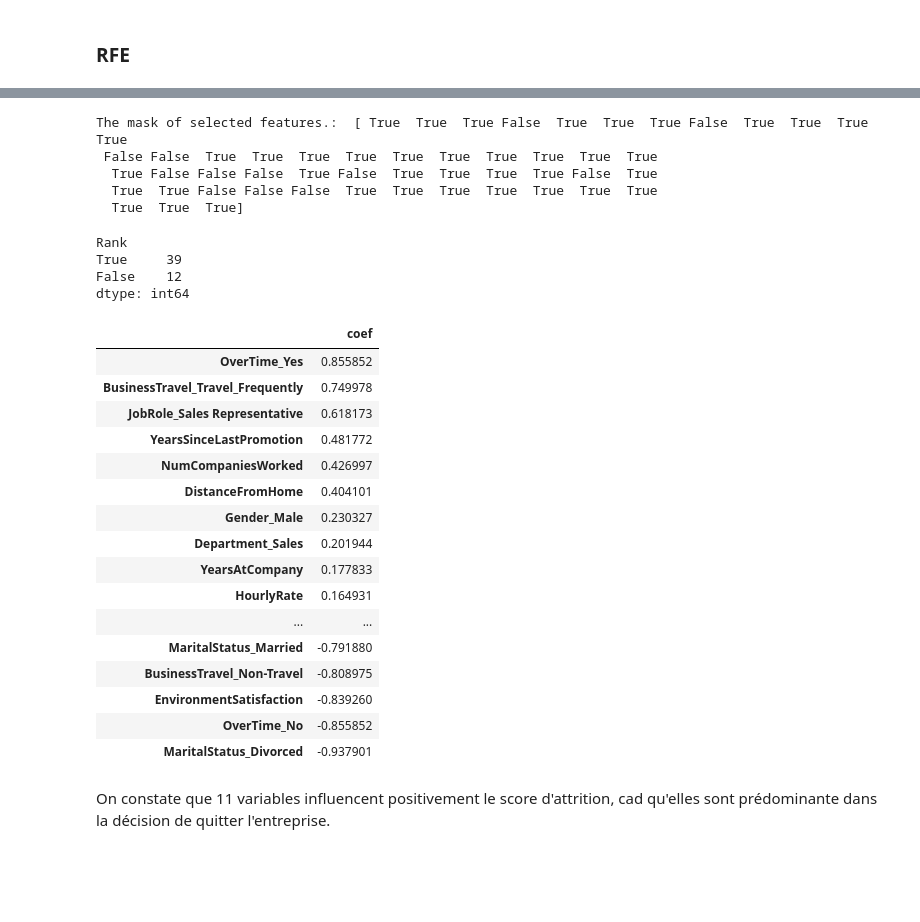
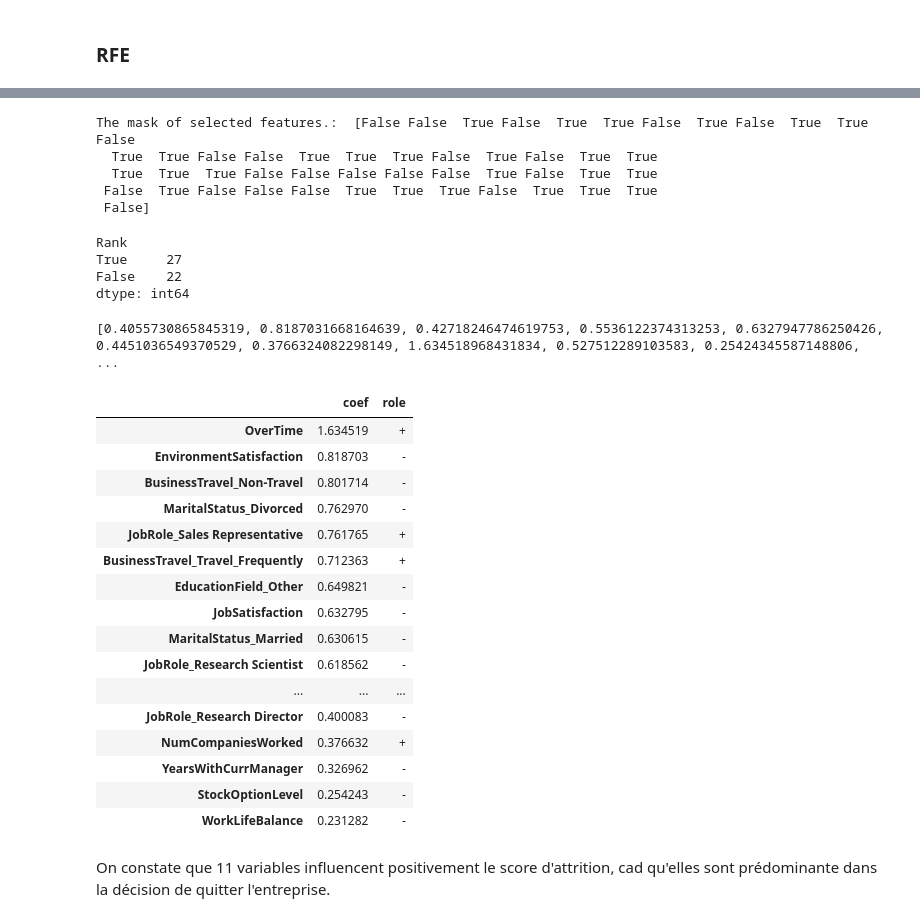
Before and after one commit to MrRachidK/Brief-10-Employees-Turnover, a Jupyter notebook: notebook/8 optimisation des variables.ipynb, the cells around one changed output, grey strips where cells are left out. Cells and saved outputs as stored; diff of their text form; code cells hidden in the pictures; blank space fills up the shorter version.

```diff
--- a/notebook/8 optimisation des variables.ipynb
+++ b/notebook/8 optimisation des variables.ipynb
@@ -92,0 +95,3 @@ il n'y a pas de valeurs categorielles aberrantes.
+# %%
+attrition_data["OverTime"] = attrition_data["OverTime"].map(dict(Yes=1, No=0))
+attrition_data["OverTime"].astype('int64')
@@ -92,0 +111,3 @@ il n'y a pas de valeurs categorielles aberrantes.
+# %%
+attrition_data["Gender"] = attrition_data["Gender"].map(dict(Male=1, Female=0))
+attrition_data["Gender"].astype('int64')
@@ -95,7 +129,7 @@ il n'y a pas de valeurs categorielles aberrantes.
 # %% [markdown]
 ### Encodage de nos variables catégorielles
 # %%
-cat_vars = ['BusinessTravel', 'Department', 'EducationField', 'Gender', 'JobRole', 'MaritalStatus', 'OverTime']
+cat_vars = ['BusinessTravel', 'Department', 'EducationField', 'JobRole', 'MaritalStatus']
 
 for var in cat_vars:
     cat_list='var'+'_'+var
@@ -296,48 +342,57 @@ print("The mask of selected features.: ",rfecv.support_)
 df =pd.DataFrame(rfecv.support_,index=columns_list,columns=['Rank'])
 df.value_counts()
 # %% [output]
-The mask of selected features.:  [ True  True  True False  True  True  True False  True  True  True  True
- False False  True  True  True  True  True  True  True  True  True  True
-  True False False False  True False  True  True  True  True False  True
-  True  True False False False  True  True  True  True  True  True  True
-  True  True  True]
+The mask of selected features.:  [False False  True False  True  True False  True False  True  True False
+  True  True False False  True  True  True False  True False  True  True
+  True  True  True False False False False False  True False  True  True
+ False  True False False False  True  True  True False  True  True  True
+ False]
 Rank
-True     39
-False    12
+True     27
+False    22
 dtype: int64
 # %%
 df = df[df['Rank']==True]
 rfecv_cols_to_keep = df.index
 # %%
 new_list = []
+new_list2 =[]
 arr = rfecv.estimator_.coef_.tolist()
 
 for i,x in enumerate(arr):
     for y in x:
-        new_list.append(y)
+        Y =abs(y)
+        new_list.append(Y)
+        if y >0 :
+            new_list2.append("+")
+        else :
+            new_list2.append("-")
 
-# print(new_list)
+print(new_list)
+# %% [output]
+[0.4055730865845319, 0.8187031668164639, 0.42718246474619753, 0.5536122374313253, 0.6327947786250426, 0.4451036549370529, 0.3766324082298149, 1.634518968431834, 0.527512289103583, 0.25424345587148806, ...
 # %%
 df2 =pd.DataFrame(index=rfecv_cols_to_keep,columns=['coef'])
 df2['coef'] = new_list
+df2['role'] = new_list2
 df2.sort_values(by ='coef', ascending = False)
 # %% [output]
-|  | coef |
-| OverTime_Yes | 0.855852 |
-| BusinessTravel_Travel_Frequently | 0.749978 |
-| JobRole_Sales Representative | 0.618173 |
-| YearsSinceLastPromotion | 0.481772 |
-| NumCompaniesWorked | 0.426997 |
-| DistanceFromHome | 0.404101 |
-| Gender_Male | 0.230327 |
-| Department_Sales | 0.201944 |
-| YearsAtCompany | 0.177833 |
-| HourlyRate | 0.164931 |
-| ... | ... |
-| MaritalStatus_Married | -0.791880 |
-| BusinessTravel_Non-Travel | -0.808975 |
-| EnvironmentSatisfaction | -0.839260 |
-| OverTime_No | -0.855852 |
-| MaritalStatus_Divorced | -0.937901 |
+|  | coef | role |
+| OverTime | 1.634519 | + |
+| EnvironmentSatisfaction | 0.818703 | - |
+| BusinessTravel_Non-Travel | 0.801714 | - |
+| MaritalStatus_Divorced | 0.762970 | - |
+| JobRole_Sales Representative | 0.761765 | + |
+| BusinessTravel_Travel_Frequently | 0.712363 | + |
+| EducationField_Other | 0.649821 | - |
+| JobSatisfaction | 0.632795 | - |
+| MaritalStatus_Married | 0.630615 | - |
+| JobRole_Research Scientist | 0.618562 | - |
+| ... | ... | ... |
+| JobRole_Research Director | 0.400083 | - |
+| NumCompaniesWorked | 0.376632 | + |
+| YearsWithCurrManager | 0.326962 | - |
+| StockOptionLevel | 0.254243 | - |
+| WorkLifeBalance | 0.231282 | - |
 # %% [markdown]
 On constate que 11 variables influencent positivement le score d'attrition, cad qu'elles sont prédominante dans la décision de quitter l'entreprise.
```
Also changed, not shown: parts of 17 cells of this notebook, 1 other file.
